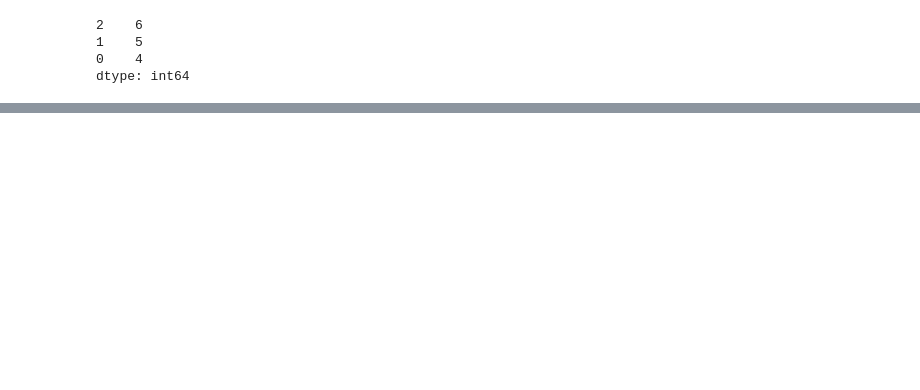
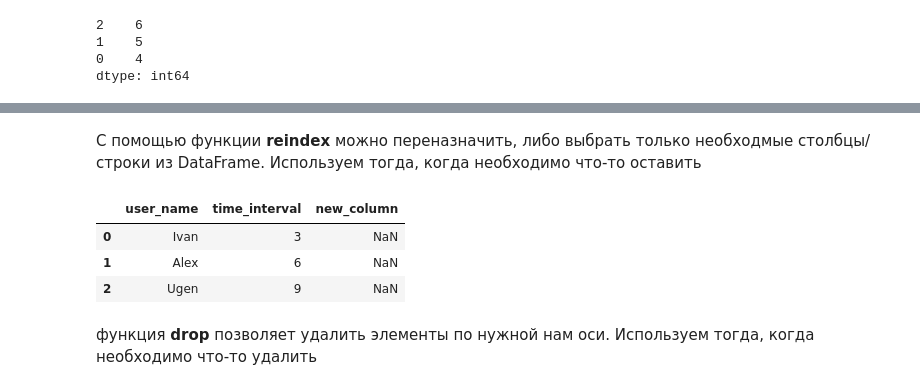
Before and after one commit to VadzimRudzman/pandas_fundamentals, a Jupyter notebook: Основы Pandas.ipynb, the cells around one changed output, grey strips where cells are left out. Saved outputs shown, nothing was run; the diff lists cells and outputs as text; code cells hidden in the pictures; blank space fills up the shorter version.

```diff
--- a/Основы Pandas.ipynb
+++ b/Основы Pandas.ipynb
@@ -574,0 +817,17 @@ def solution(df):
+# %% [markdown]
+С помощью функции **reindex** можно переназначить, либо выбрать только необходмые столбцы/строки из DataFrame. Используем тогда, когда необходимо что-то оставить
+# %%
+import pandas as pd
+
+df = pd.DataFrame({'user_name': ('Ivan', 'Alex', 'Ugen'),
+                   'clicks': (2, 5, 8),
+                   'time_interval':(3, 6, 9)})
+
+df.reindex(['user_name', 'time_interval', 'new_column'], axis=1)
+# %% [output]
+|  | user_name | time_interval | new_column |
+| 0 | Ivan | 3 | NaN |
+| 1 | Alex | 6 | NaN |
+| 2 | Ugen | 9 | NaN |
+# %% [markdown]
+функция **drop** позволяет удалить элементы по нужной нам оси. Используем тогда, когда необходимо что-то удалить
```
Also changed, not shown: parts of 89 cells of this notebook.
